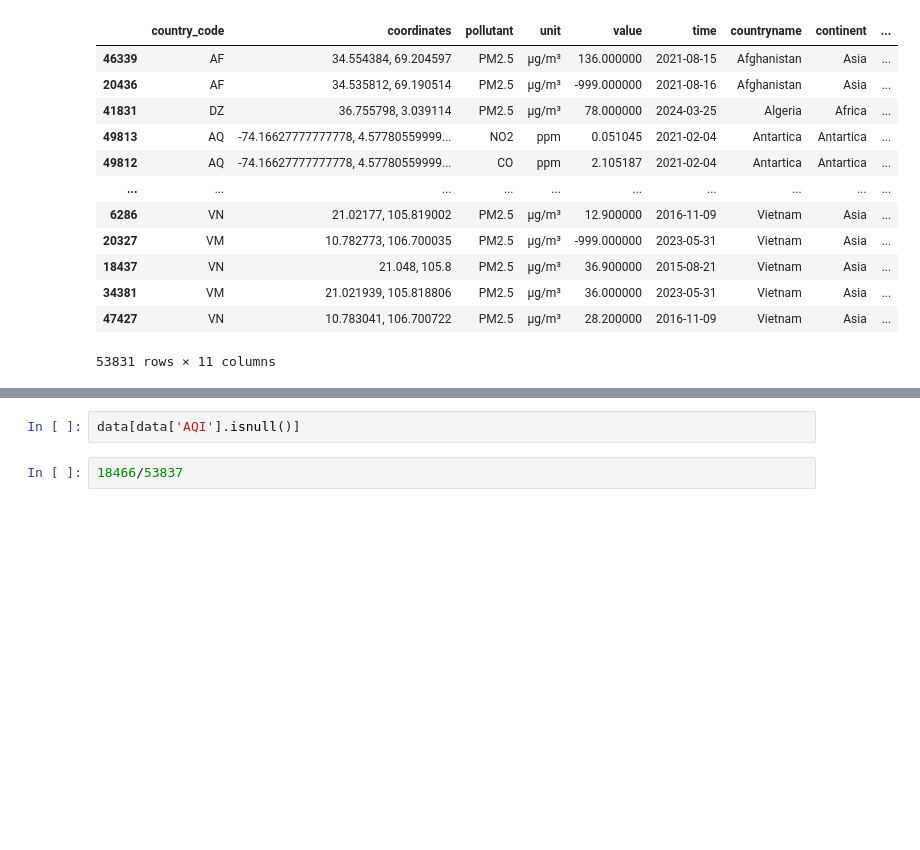
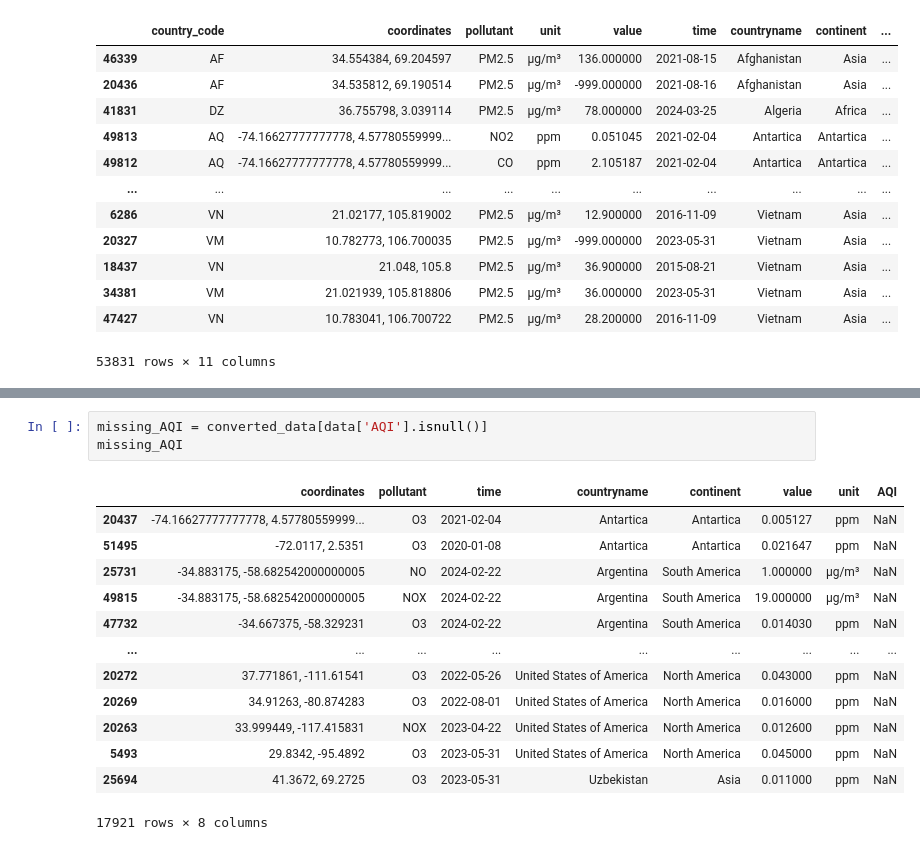
Before and after one commit to UBC-MDS/DSCI-532_2024_2_pollution-tracker, a Jupyter notebook: notebooks/wrangling.ipynb, the cells around one changed output, grey strips where cells are left out. Saved outputs shown, nothing was run; the diff lists cells and outputs as text; blank space fills up the shorter version.

```diff
--- a/notebooks/wrangling.ipynb
+++ b/notebooks/wrangling.ipynb
@@ -329,4 +383,17 @@ data
 # %%
-data[data['AQI'].isnull()]
+missing_AQI = converted_data[data['AQI'].isnull()]
+missing_AQI
+# %% [output]
+|  | coordinates | pollutant | time | countryname | continent | value | unit | AQI |
+| 20437 | -74.16627777777778, 4.57780559999... | O3 | 2021-02-04 | Antartica | Antartica | 0.005127 | ppm | NaN |
+| 51495 | -72.0117, 2.5351 | O3 | 2020-01-08 | Antartica | Antartica | 0.021647 | ppm | NaN |
+| 25731 | -34.883175, -58.682542000000005 | NO | 2024-02-22 | Argentina | South America | 1.000000 | µg/m³ | NaN |
+| 49815 | -34.883175, -58.682542000000005 | NOX | 2024-02-22 | Argentina | South America | 19.000000 | µg/m³ | NaN |
+| 47732 | -34.667375, -58.329231 | O3 | 2024-02-22 | Argentina | South America | 0.014030 | ppm | NaN |
+| ... | ... | ... | ... | ... | ... | ... | ... | ... |
+| 20272 | 37.771861, -111.61541 | O3 | 2022-05-26 | United States of America | North America | 0.043000 | ppm | NaN |
+| 20269 | 34.91263, -80.874283 | O3 | 2022-08-01 | United States of America | North America | 0.016000 | ppm | NaN |
+| 20263 | 33.999449, -117.415831 | NOX | 2023-04-22 | United States of America | North America | 0.012600 | ppm | NaN |
+| 5493 | 29.8342, -95.4892 | O3 | 2023-05-31 | United States of America | North America | 0.045000 | ppm | NaN |
+| 25694 | 41.3672, 69.2725 | O3 | 2023-05-31 | Uzbekistan | Asia | 0.011000 | ppm | NaN |
+17921 rows × 8 columns
-# %%
-18466/53837
```
Also changed, not shown: parts of 12 cells of this notebook, 1 other file.
